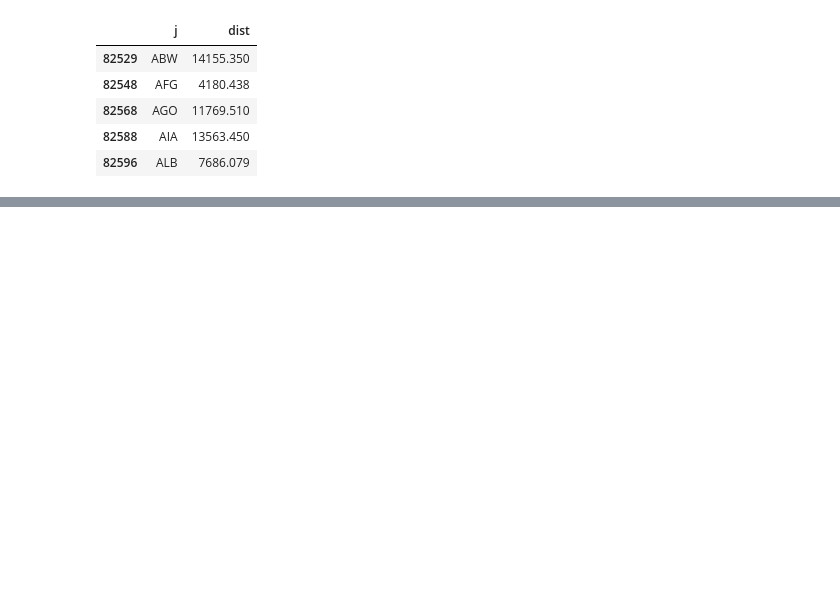
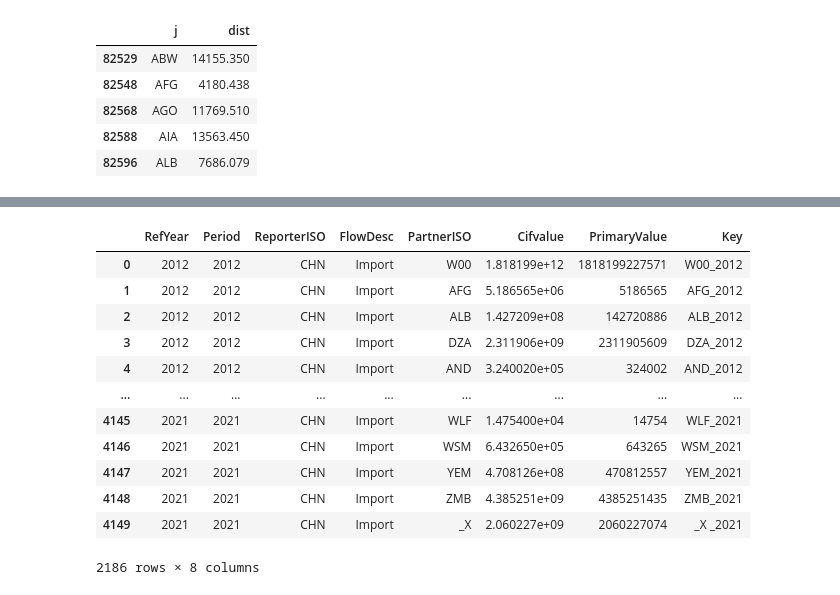
Before and after one commit to clement-so/gravity_trade, a Jupyter notebook: src/final_dataset.ipynb, the cells around one changed output, grey strips where cells are left out. Cells and saved outputs as stored; diff of their text form; code cells hidden in the pictures; blank space fills up the shorter version.

```diff
--- a/src/final_dataset.ipynb
+++ b/src/final_dataset.ipynb
@@ -163,0 +161,20 @@ data.to_csv('data_witout_trade.csv')
+# %%
+# load trade
+trade = pd.read_csv(os.path.join(path_to_data,trade_filename), sep=';')
+trade['Key'] = trade['PartnerISO'] + '_' + trade['Period'].astype(str)
+trade = trade[trade['FlowDesc'] == 'Import']
+trade
+# %% [output]
+|  | RefYear | Period | ReporterISO | FlowDesc | PartnerISO | Cifvalue | PrimaryValue | Key |
+| 0 | 2012 | 2012 | CHN | Import | W00 | 1.818199e+12 | 1818199227571 | W00_2012 |
+| 1 | 2012 | 2012 | CHN | Import | AFG | 5.186565e+06 | 5186565 | AFG_2012 |
+| 2 | 2012 | 2012 | CHN | Import | ALB | 1.427209e+08 | 142720886 | ALB_2012 |
+| 3 | 2012 | 2012 | CHN | Import | DZA | 2.311906e+09 | 2311905609 | DZA_2012 |
+| 4 | 2012 | 2012 | CHN | Import | AND | 3.240020e+05 | 324002 | AND_2012 |
+| ... | ... | ... | ... | ... | ... | ... | ... | ... |
+| 4145 | 2021 | 2021 | CHN | Import | WLF | 1.475400e+04 | 14754 | WLF_2021 |
+| 4146 | 2021 | 2021 | CHN | Import | WSM | 6.432650e+05 | 643265 | WSM_2021 |
+| 4147 | 2021 | 2021 | CHN | Import | YEM | 4.708126e+08 | 470812557 | YEM_2021 |
+| 4148 | 2021 | 2021 | CHN | Import | ZMB | 4.385251e+09 | 4385251435 | ZMB_2021 |
+| 4149 | 2021 | 2021 | CHN | Import | _X | 2.060227e+09 | 2060227074 | _X _2021 |
+2186 rows × 8 columns
```
Also changed, not shown: parts of 20 cells of this notebook, 7 other files.
